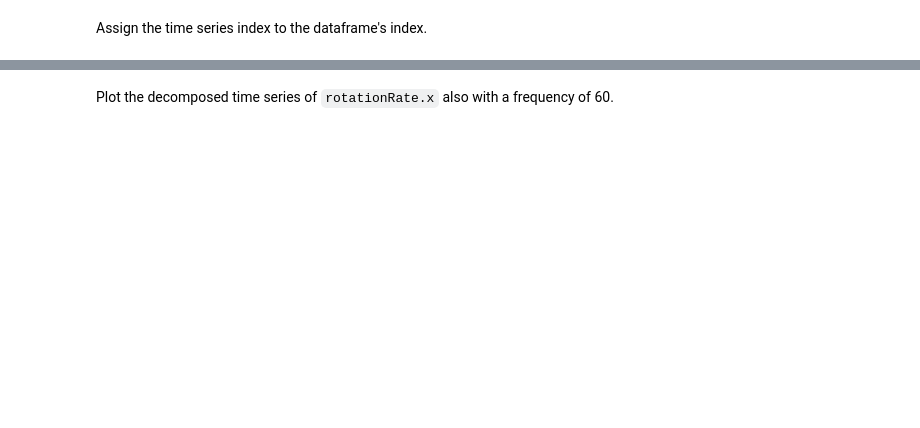
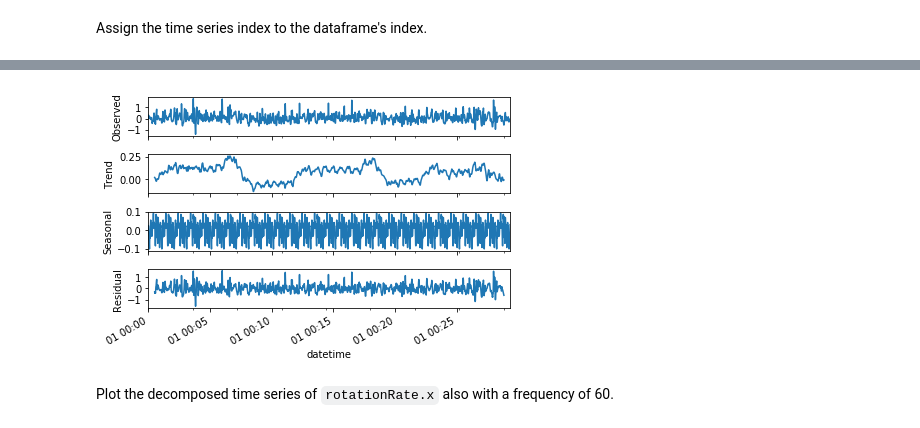
Before and after one commit to ta-data-bcn/lab-time-series, a Jupyter notebook: your-code/main.ipynb, the cells around one changed output, grey strips where cells are left out. Drawn from its saved outputs; the diff is of its cells as text; code cells hidden in the pictures; blank space fills up the shorter version.

```diff
--- a/your-code/main.ipynb
+++ b/your-code/main.ipynb
@@ -33,0 +72,3 @@ To perform time series analysis on the data, we must change the index from a ran
+# %%
+# your code here
+sensor["datetime"]=pd.date_range(start= " 1/1/2018 00:00:00", end=" 1/1/2018 00:29:20", periods=sensor.shape[0])
@@ -35,3 +78,4 @@ To perform time series analysis on the data, we must change the index from a ran
 Assign the time series index to the dataframe's index.
 # %%
 # your code here
+sensor.set_index("datetime", inplace=True)
@@ -44,2 +96,8 @@ Our next step is to decompose the time series and evaluate the patterns in the d
+# %%
+# your code here
+decomposed = sm.tsa.seasonal_decompose(sensor["userAcceleration.x"],freq=60)
+decomposed_plot = decomposed.plot()
+# %% [output]
+[figure, added]
 # %% [markdown]
 Plot the decomposed time series of `rotationRate.x` also with a frequency of 60.
```
Also changed, not shown: parts of 14 cells of this notebook.
